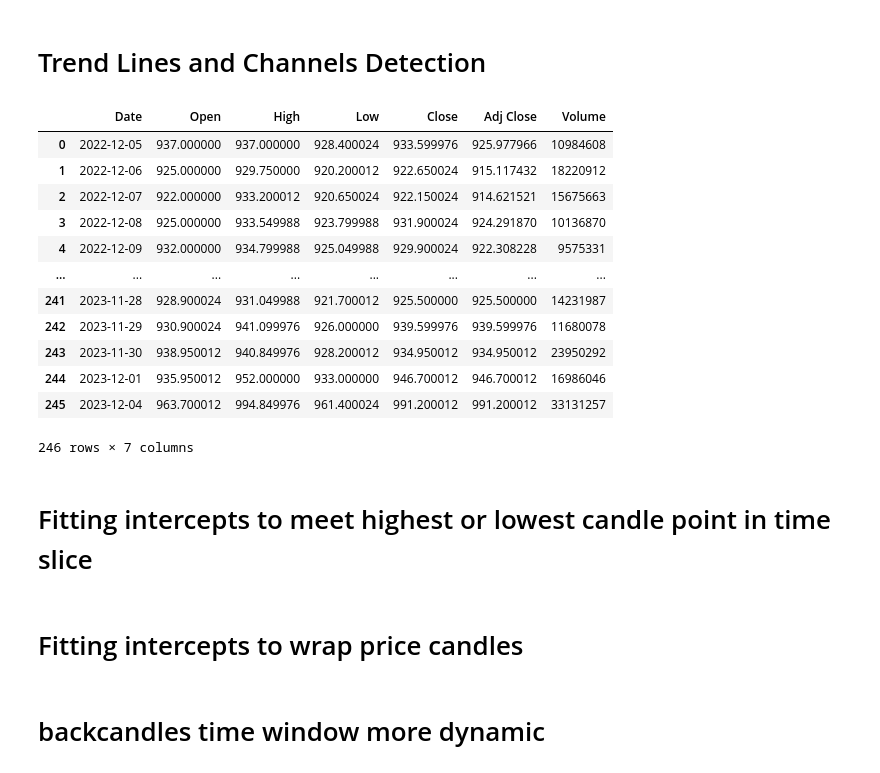
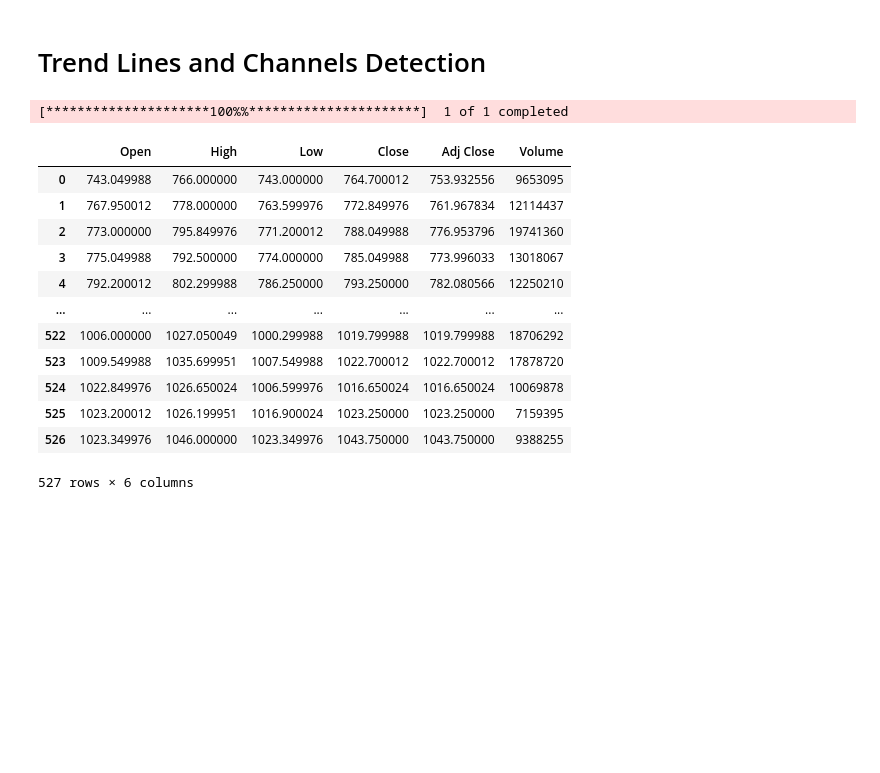
Before and after one commit to mahirmehta/MarketMind, a Jupyter notebook: TrendLineChannelDetection.ipynb, the cells around one changed output. Cells and saved outputs as stored; diff of their text form; code cells hidden in the pictures; blank space fills up the shorter version.

```diff
--- a/TrendLineChannelDetection.ipynb
+++ b/TrendLineChannelDetection.ipynb
@@ -2,23 +2,33 @@
 # Trend Lines and Channels Detection
 # %%
 import pandas as pd
-df = pd.read_csv("ICICIBANK.NS.csv")
+import plotly.graph_objects as go
+from datetime import datetime
+import yfinance as yf
+# Replace 'BAJFINANCE.BO' with the stock symbol of your choice
+symbol = 'ICICIBANK.NS'
+
+# Download stock data using yfinance for the specified date range
+stock_data = yf.download(symbol, start='2022-01-01', end='2024-02-20')
+
+df=stock_data
 #Check if NA values are in data
 df=df[df['Volume']!=0]
 df.reset_index(drop=True, inplace=True)
 df.isna().sum()
 df
 # %% [output]
+[*********************100%%**********************]  1 of 1 completed
-|  | Date | Open | High | Low | Close | Adj Close | Volume |
-| 0 | 2022-12-05 | 937.000000 | 937.000000 | 928.400024 | 933.599976 | 925.977966 | 10984608 |
-| 1 | 2022-12-06 | 925.000000 | 929.750000 | 920.200012 | 922.650024 | 915.117432 | 18220912 |
-| 2 | 2022-12-07 | 922.000000 | 933.200012 | 920.650024 | 922.150024 | 914.621521 | 15675663 |
-| 3 | 2022-12-08 | 925.000000 | 933.549988 | 923.799988 | 931.900024 | 924.291870 | 10136870 |
-| 4 | 2022-12-09 | 932.000000 | 934.799988 | 925.049988 | 929.900024 | 922.308228 | 9575331 |
-| ... | ... | ... | ... | ... | ... | ... | ... |
-| 241 | 2023-11-28 | 928.900024 | 931.049988 | 921.700012 | 925.500000 | 925.500000 | 14231987 |
-| 242 | 2023-11-29 | 930.900024 | 941.099976 | 926.000000 | 939.599976 | 939.599976 | 11680078 |
-| 243 | 2023-11-30 | 938.950012 | 940.849976 | 928.200012 | 934.950012 | 934.950012 | 23950292 |
-| 244 | 2023-12-01 | 935.950012 | 952.000000 | 933.000000 | 946.700012 | 946.700012 | 16986046 |
-| 245 | 2023-12-04 | 963.700012 | 994.849976 | 961.400024 | 991.200012 | 991.200012 | 33131257 |
+|  | Open | High | Low | Close | Adj Close | Volume |
+| 0 | 743.049988 | 766.000000 | 743.000000 | 764.700012 | 753.932556 | 9653095 |
+| 1 | 767.950012 | 778.000000 | 763.599976 | 772.849976 | 761.967834 | 12114437 |
+| 2 | 773.000000 | 795.849976 | 771.200012 | 788.049988 | 776.953796 | 19741360 |
+| 3 | 775.049988 | 792.500000 | 774.000000 | 785.049988 | 773.996033 | 13018067 |
+| 4 | 792.200012 | 802.299988 | 786.250000 | 793.250000 | 782.080566 | 12250210 |
+| ... | ... | ... | ... | ... | ... | ... |
+| 522 | 1006.000000 | 1027.050049 | 1000.299988 | 1019.799988 | 1019.799988 | 18706292 |
+| 523 | 1009.549988 | 1035.699951 | 1007.549988 | 1022.700012 | 1022.700012 | 17878720 |
+| 524 | 1022.849976 | 1026.650024 | 1006.599976 | 1016.650024 | 1016.650024 | 10069878 |
+| 525 | 1023.200012 | 1026.199951 | 1016.900024 | 1023.250000 | 1023.250000 | 7159395 |
+| 526 | 1023.349976 | 1046.000000 | 1023.349976 | 1043.750000 | 1043.750000 | 9388255 |
-246 rows × 7 columns
+527 rows × 6 columns
@@ -65,2 +34,0 @@ fig.add_trace(go.Scatter(x=xxmax, y=slmax*xxmax + intercmax, mode='lines', name=
-# %% [markdown]
-# Fitting intercepts to meet highest or lowest candle point in time slice
@@ -85,2 +34,0 @@ fig.show()
-# %% [markdown]
-# Fitting intercepts to wrap price candles
@@ -105,5 +35,3 @@ fig.show()
-# %% [markdown]
-# backcandles time window more dynamic
 # %%
 import numpy as np
 from matplotlib import pyplot
```
Also changed, not shown: parts of 6 cells of this notebook.
